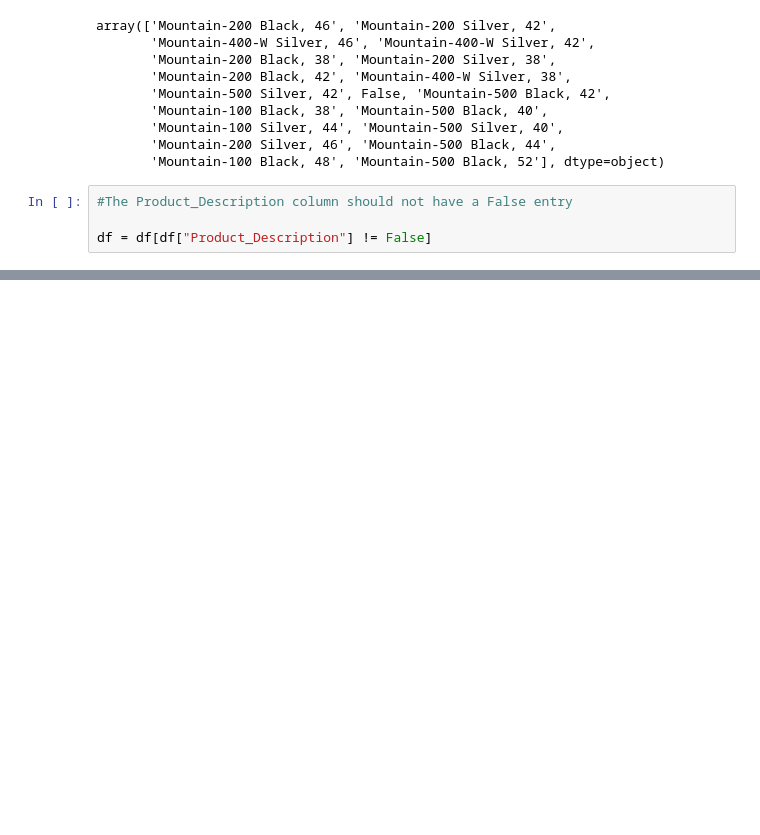
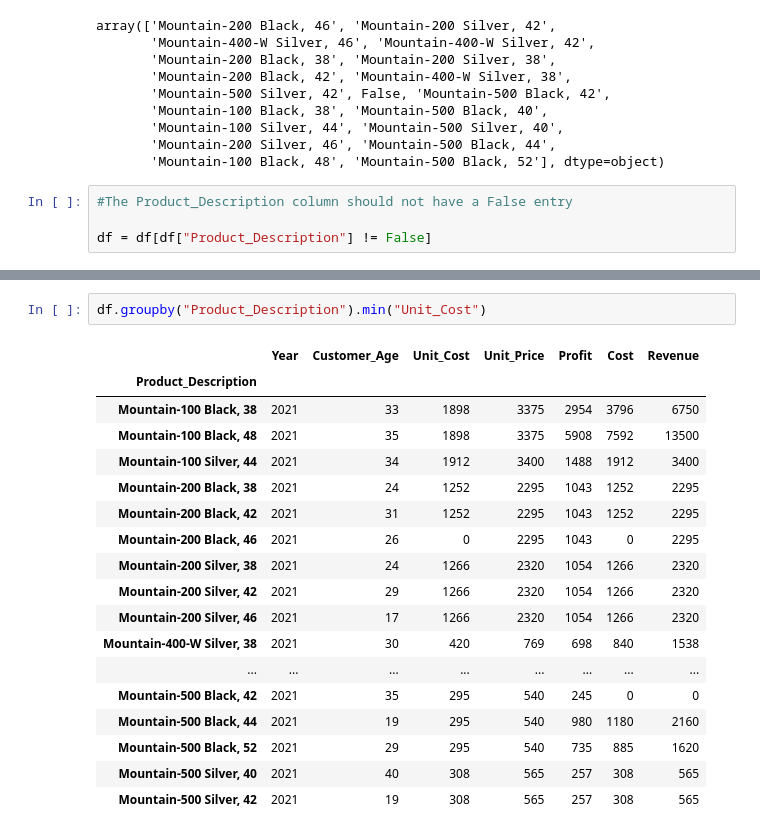
Before and after one commit to codegirl254/Bikesales, a Jupyter notebook: BikesalesNotebook2.ipynb, the cells around one changed output, grey strips where cells are left out. Drawn from its saved outputs; the diff is of its cells as text; blank space fills up the shorter version.

```diff
--- a/BikesalesNotebook2.ipynb
+++ b/BikesalesNotebook2.ipynb
@@ -357,0 +394,21 @@ df = df[df["Product_Description"] != False]
+# %%
+df.groupby("Product_Description").min("Unit_Cost")
+# %% [output]
+|  | Year | Customer_Age | Unit_Cost | Unit_Price | Profit | Cost | Revenue |
+| Product_Description |  |  |  |  |  |  |  |
+| Mountain-100 Black, 38 | 2021 | 33 | 1898 | 3375 | 2954 | 3796 | 6750 |
+| Mountain-100 Black, 48 | 2021 | 35 | 1898 | 3375 | 5908 | 7592 | 13500 |
+| Mountain-100 Silver, 44 | 2021 | 34 | 1912 | 3400 | 1488 | 1912 | 3400 |
+| Mountain-200 Black, 38 | 2021 | 24 | 1252 | 2295 | 1043 | 1252 | 2295 |
+| Mountain-200 Black, 42 | 2021 | 31 | 1252 | 2295 | 1043 | 1252 | 2295 |
+| Mountain-200 Black, 46 | 2021 | 26 | 0 | 2295 | 1043 | 0 | 2295 |
+| Mountain-200 Silver, 38 | 2021 | 24 | 1266 | 2320 | 1054 | 1266 | 2320 |
+| Mountain-200 Silver, 42 | 2021 | 29 | 1266 | 2320 | 1054 | 1266 | 2320 |
+| Mountain-200 Silver, 46 | 2021 | 17 | 1266 | 2320 | 1054 | 1266 | 2320 |
+| Mountain-400-W Silver, 38 | 2021 | 30 | 420 | 769 | 698 | 840 | 1538 |
+| ... | ... | ... | ... | ... | ... | ... | ... |
+| Mountain-500 Black, 42 | 2021 | 35 | 295 | 540 | 245 | 0 | 0 |
+| Mountain-500 Black, 44 | 2021 | 19 | 295 | 540 | 980 | 1180 | 2160 |
+| Mountain-500 Black, 52 | 2021 | 29 | 295 | 540 | 735 | 885 | 1620 |
+| Mountain-500 Silver, 40 | 2021 | 40 | 308 | 565 | 257 | 308 | 565 |
+| Mountain-500 Silver, 42 | 2021 | 19 | 308 | 565 | 257 | 308 | 565 |
```
Also changed, not shown: parts of 2 cells of this notebook.
